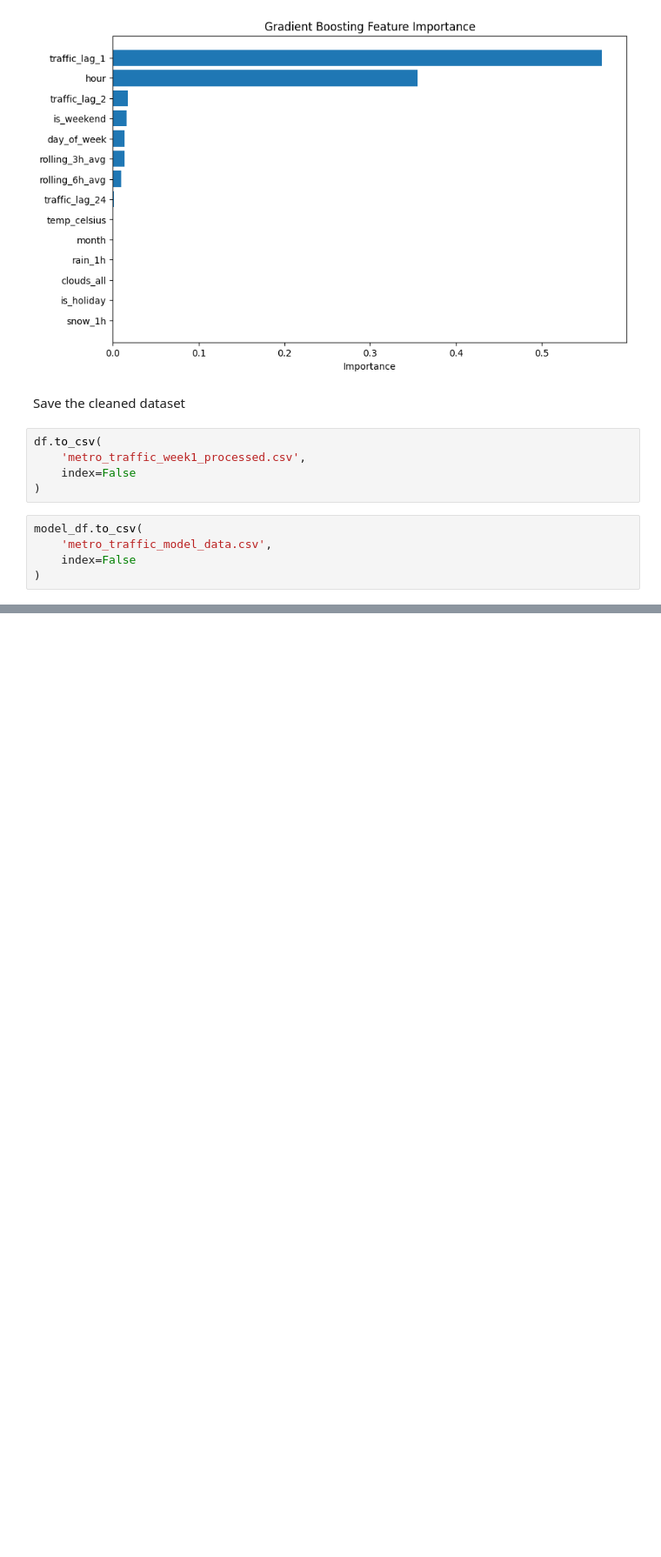
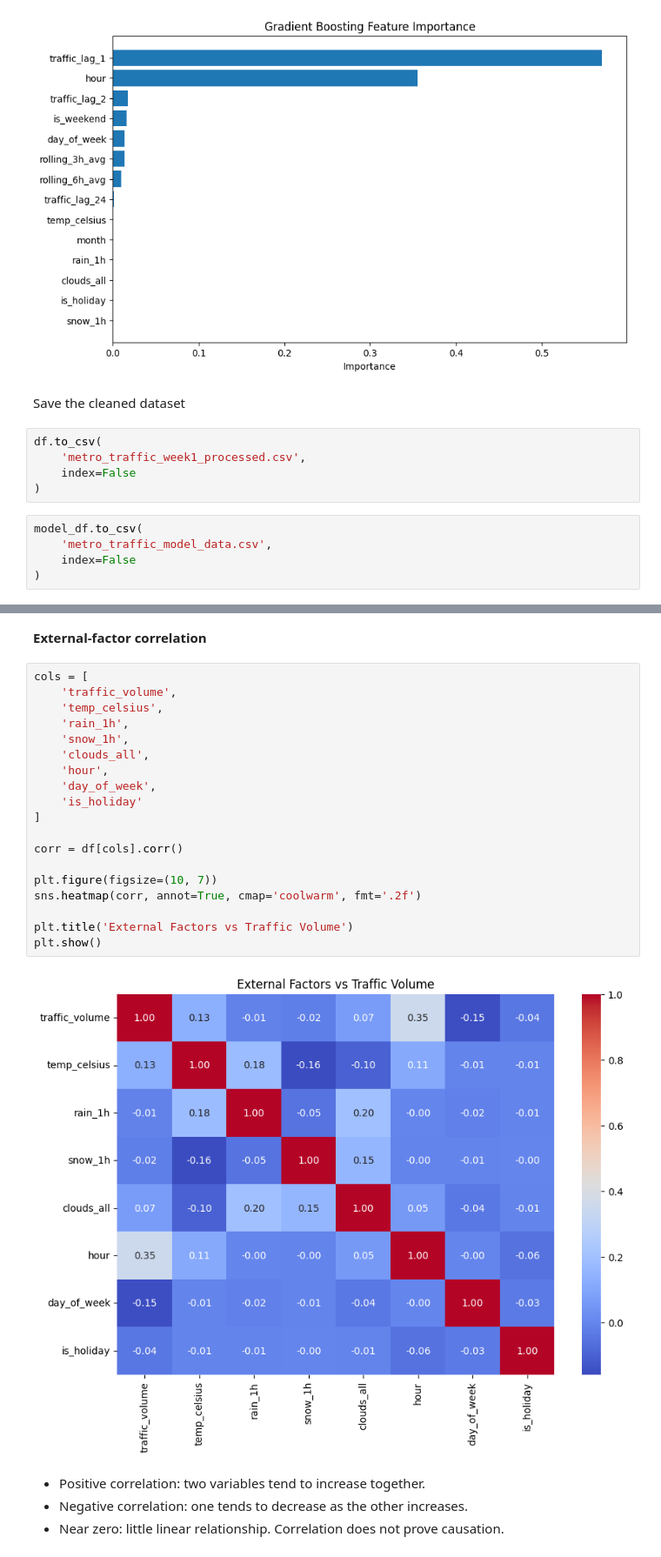
Before and after one commit to aswathyjain70-ctrl/Intelligent-Traffic-Congestion-Prediction, a Jupyter notebook: Intelligent_Traffic_Congestion_Prediction.ipynb, the cells around one changed output, grey strips where cells are left out. Shown at 87% size. Cells and saved outputs as stored; diff of their text form; blank space fills up the shorter version.

```diff
--- a/Intelligent_Traffic_Congestion_Prediction.ipynb
+++ b/Intelligent_Traffic_Congestion_Prediction.ipynb
@@ -706,0 +854,28 @@ model_df.to_csv(
+# %% [markdown]
+**External-factor correlation**
+# %%
+cols = [
+    'traffic_volume',
+    'temp_celsius',
+    'rain_1h',
+    'snow_1h',
+    'clouds_all',
+    'hour',
+    'day_of_week',
+    'is_holiday'
+]
+
+corr = df[cols].corr()
+
+plt.figure(figsize=(10, 7))
+sns.heatmap(corr, annot=True, cmap='coolwarm', fmt='.2f')
+
+plt.title('External Factors vs Traffic Volume')
+plt.show()
+# %% [output]
+[figure, added]
+# %% [markdown]
+- Positive correlation: two variables tend to increase together.
+- Negative correlation: one tends to decrease as the other increases.
+- Near zero: little linear relationship.
+Correlation does not prove causation.
```
Also changed, not shown: parts of 43 cells of this notebook.
